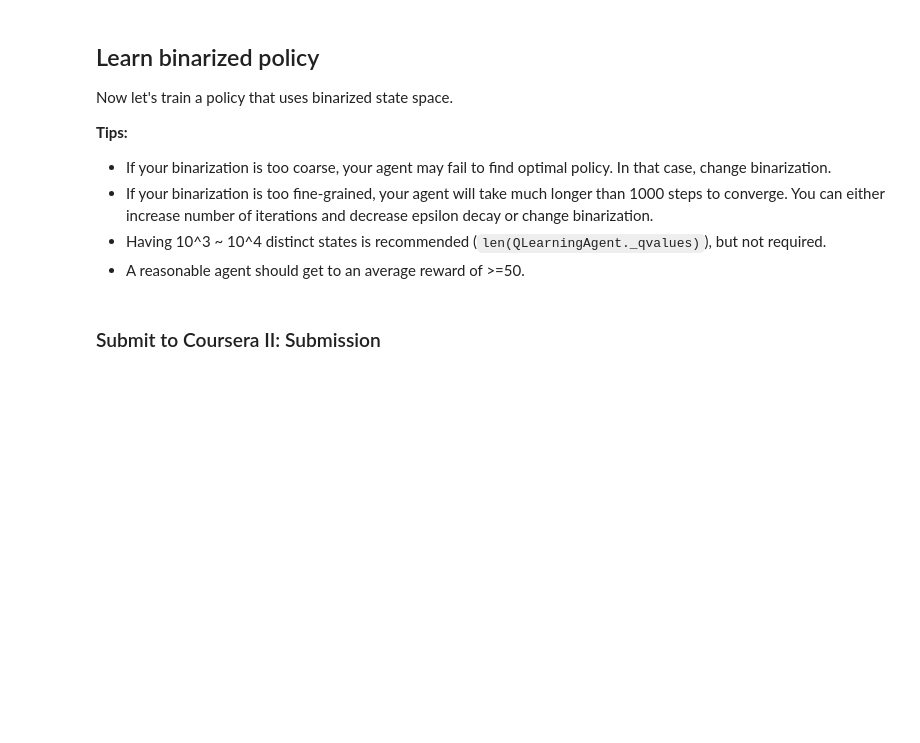
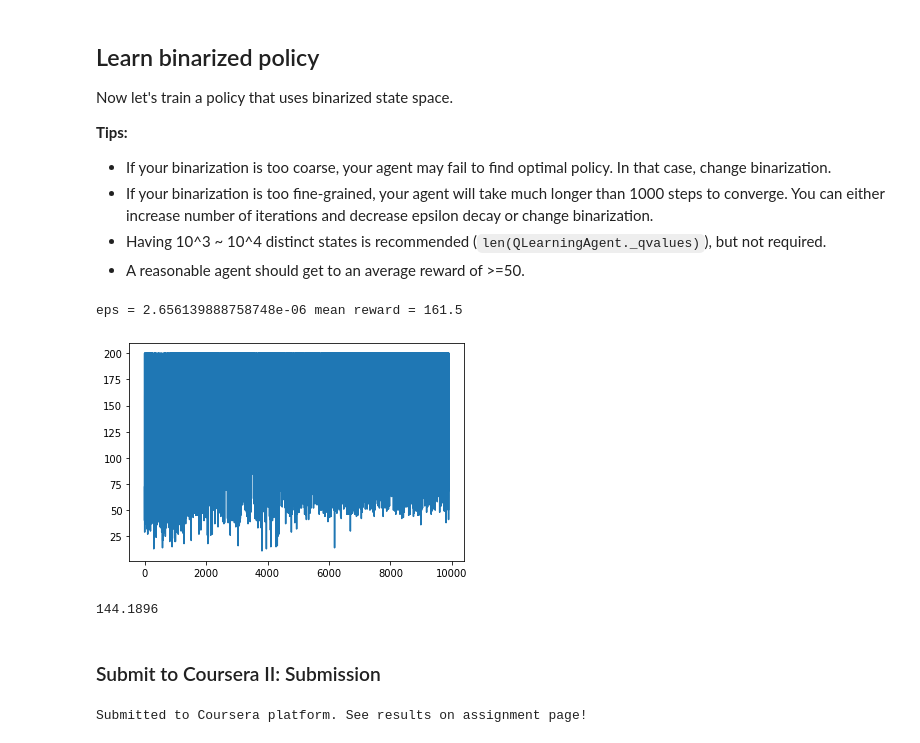
Before and after one commit to NicePit/Practical_RL, a Jupyter notebook: week3_model_free/qlearning.ipynb, the cells around one changed output. Drawn from its saved outputs; the diff is of its cells as text; code cells hidden in the pictures; blank space fills up the shorter version.

```diff
--- a/week3_model_free/qlearning.ipynb
+++ b/week3_model_free/qlearning.ipynb
@@ -276,6 +285,9 @@ class Binarizer(ObservationWrapper):
         # hint: you can do that with round(x,n_digits)
         # you will need to pick a different n_digits for each dimension
 
+        digits = [1,1,1,1]
+        state = np.array([round(_state, digit) for _state, digit in zip(state,digits)])
+
         return tuple(state)
 # %%
 env = Binarizer(gym.make("CartPole-v0"))
@@ -307,23 +324,33 @@ __Tips:__
 * Having 10^3 ~ 10^4 distinct states is recommended (`len(QLearningAgent._qvalues)`), but not required.
 * A reasonable agent should get to an average reward of >=50.
 # %%
-agent = QLearningAgent(alpha=0.5, epsilon=0.25, discount=0.99,
+agent = QLearningAgent(alpha=0.5, epsilon=0.10, discount=0.99,
                        get_legal_actions=lambda s: range(n_actions))
 # %%
 rewards = []
-for i in range(1000):
+for i in range(10000):
     rewards.append(play_and_train(env, agent))
 
     # OPTIONAL YOUR CODE: adjust epsilon
     if i % 100 == 0:
+        agent.epsilon -= agent.epsilon*0.1
         clear_output(True)
         print('eps =', agent.epsilon, 'mean reward =', np.mean(rewards[-10:]))
         plt.plot(rewards)
         plt.show()
+# %% [output]
+eps = 2.656139888758748e-06 mean reward = 161.5
+[figure, added]
+# %%
+np.array(rewards).mean()
+# %% [output]
+144.1896
 # %% [markdown]
 ### Submit to Coursera II: Submission
 # %%
 submit_rewards2 = rewards.copy()
 # %%
 from submit import submit_qlearning
-submit_qlearning(submit_rewards1, submit_rewards2, <EMAIL>, <TOKEN>)
+submit_qlearning(submit_rewards1, submit_rewards2, 'stsbar@gmail.com', 'uQIxHx96eb0GWaB4')
+# %% [output]
+Submitted to Coursera platform. See results on assignment page!
```
Also changed, not shown: parts of 3 cells of this notebook.
